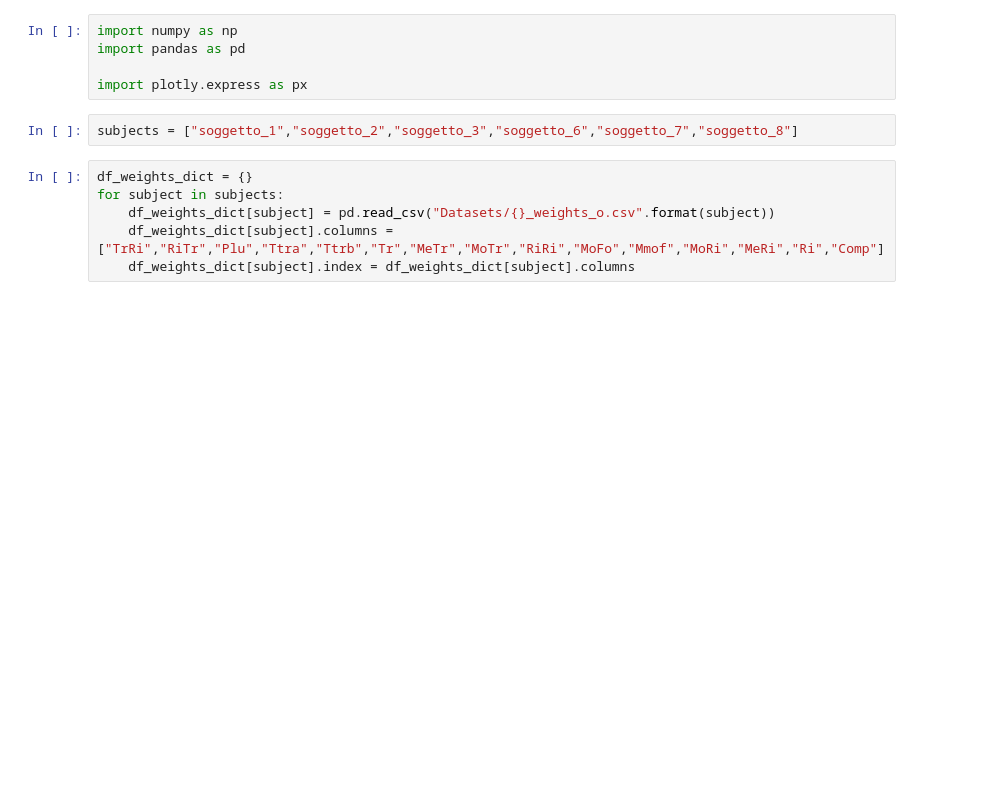
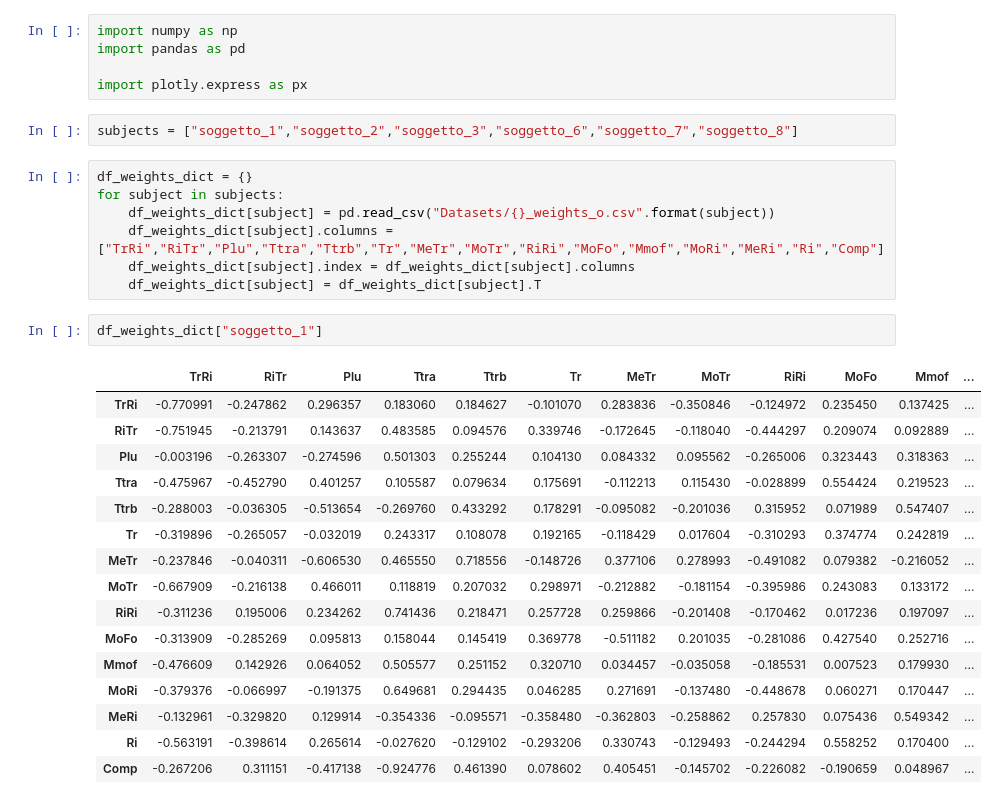
Before and after one commit to Ishikawa7/neural-network-with-fuzzified-inverter, a Jupyter notebook: state_analysis_new.ipynb, the cells around one changed output. Saved outputs shown, nothing was run; the diff lists cells and outputs as text; blank space fills up the shorter version.

```diff
--- a/state_analysis_new.ipynb
+++ b/state_analysis_new.ipynb
@@ -11,6 +11,26 @@ for subject in subjects:
     df_weights_dict[subject] = pd.read_csv("Datasets/{}_weights_o.csv".format(subject))
     df_weights_dict[subject].columns = ["TrRi","RiTr","Plu","Ttra","Ttrb","Tr","MeTr","MoTr","RiRi","MoFo","Mmof","MoRi","MeRi","Ri","Comp"]
     df_weights_dict[subject].index = df_weights_dict[subject].columns
+    df_weights_dict[subject] = df_weights_dict[subject].T
+# %%
+df_weights_dict["soggetto_1"]
+# %% [output]
+|  | TrRi | RiTr | Plu | Ttra | Ttrb | Tr | MeTr | MoTr | RiRi | MoFo | Mmof | ... |
+| TrRi | -0.770991 | -0.247862 | 0.296357 | 0.183060 | 0.184627 | -0.101070 | 0.283836 | -0.350846 | -0.124972 | 0.235450 | 0.137425 | ... |
+| RiTr | -0.751945 | -0.213791 | 0.143637 | 0.483585 | 0.094576 | 0.339746 | -0.172645 | -0.118040 | -0.444297 | 0.209074 | 0.092889 | ... |
+| Plu | -0.003196 | -0.263307 | -0.274596 | 0.501303 | 0.255244 | 0.104130 | 0.084332 | 0.095562 | -0.265006 | 0.323443 | 0.318363 | ... |
+| Ttra | -0.475967 | -0.452790 | 0.401257 | 0.105587 | 0.079634 | 0.175691 | -0.112213 | 0.115430 | -0.028899 | 0.554424 | 0.219523 | ... |
+| Ttrb | -0.288003 | -0.036305 | -0.513654 | -0.269760 | 0.433292 | 0.178291 | -0.095082 | -0.201036 | 0.315952 | 0.071989 | 0.547407 | ... |
+| Tr | -0.319896 | -0.265057 | -0.032019 | 0.243317 | 0.108078 | 0.192165 | -0.118429 | 0.017604 | -0.310293 | 0.374774 | 0.242819 | ... |
+| MeTr | -0.237846 | -0.040311 | -0.606530 | 0.465550 | 0.718556 | -0.148726 | 0.377106 | 0.278993 | -0.491082 | 0.079382 | -0.216052 | ... |
+| MoTr | -0.667909 | -0.216138 | 0.466011 | 0.118819 | 0.207032 | 0.298971 | -0.212882 | -0.181154 | -0.395986 | 0.243083 | 0.133172 | ... |
+| RiRi | -0.311236 | 0.195006 | 0.234262 | 0.741436 | 0.218471 | 0.257728 | 0.259866 | -0.201408 | -0.170462 | 0.017236 | 0.197097 | ... |
+| MoFo | -0.313909 | -0.285269 | 0.095813 | 0.158044 | 0.145419 | 0.369778 | -0.511182 | 0.201035 | -0.281086 | 0.427540 | 0.252716 | ... |
+| Mmof | -0.476609 | 0.142926 | 0.064052 | 0.505577 | 0.251152 | 0.320710 | 0.034457 | -0.035058 | -0.185531 | 0.007523 | 0.179930 | ... |
+| MoRi | -0.379376 | -0.066997 | -0.191375 | 0.649681 | 0.294435 | 0.046285 | 0.271691 | -0.137480 | -0.448678 | 0.060271 | 0.170447 | ... |
+| MeRi | -0.132961 | -0.329820 | 0.129914 | -0.354336 | -0.095571 | -0.358480 | -0.362803 | -0.258862 | 0.257830 | 0.075436 | 0.549342 | ... |
+| Ri | -0.563191 | -0.398614 | 0.265614 | -0.027620 | -0.129102 | -0.293206 | 0.330743 | -0.129493 | -0.244294 | 0.558252 | 0.170400 | ... |
+| Comp | -0.267206 | 0.311151 | -0.417138 | -0.924776 | 0.461390 | 0.078602 | 0.405451 | -0.145702 | -0.226082 | -0.190659 | 0.048967 | ... |
 # %%
 df_free_evolution_dict = {}
 for subject in subjects:
```
Also changed, not shown: parts of 9 cells of this notebook.
